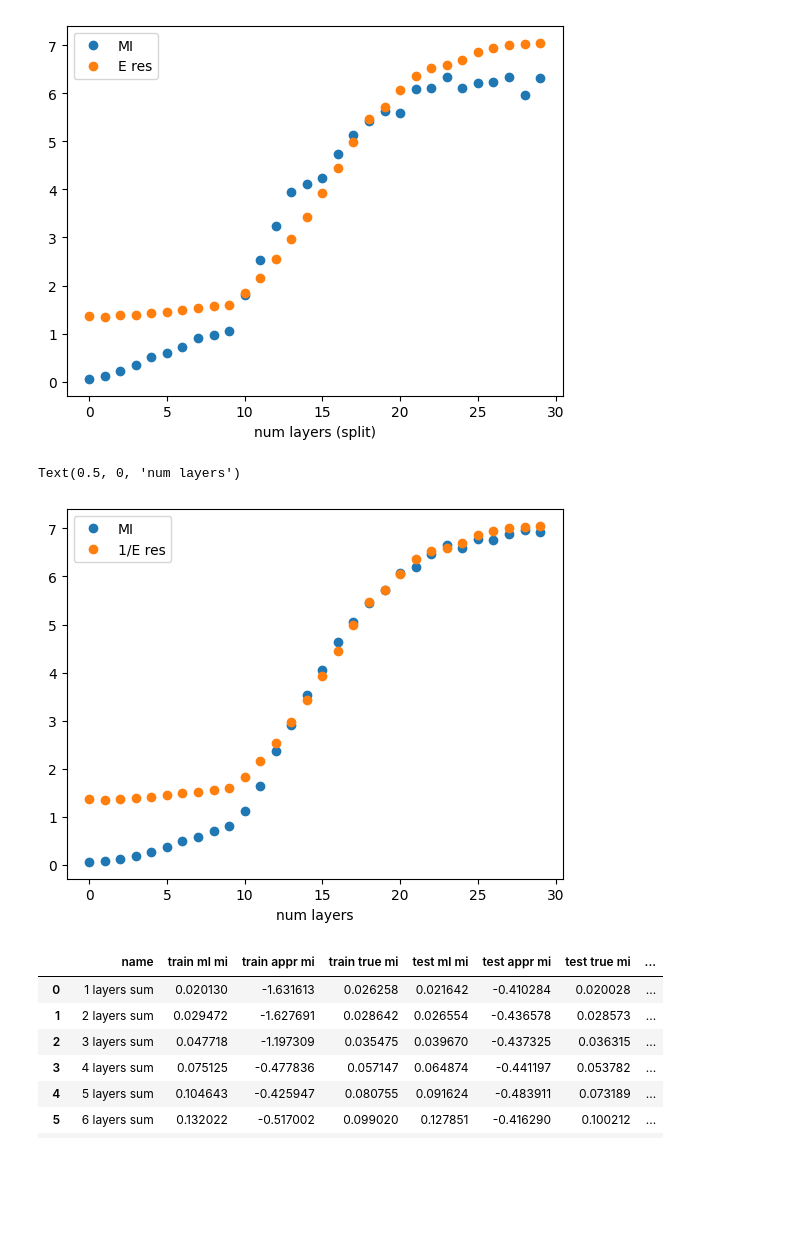
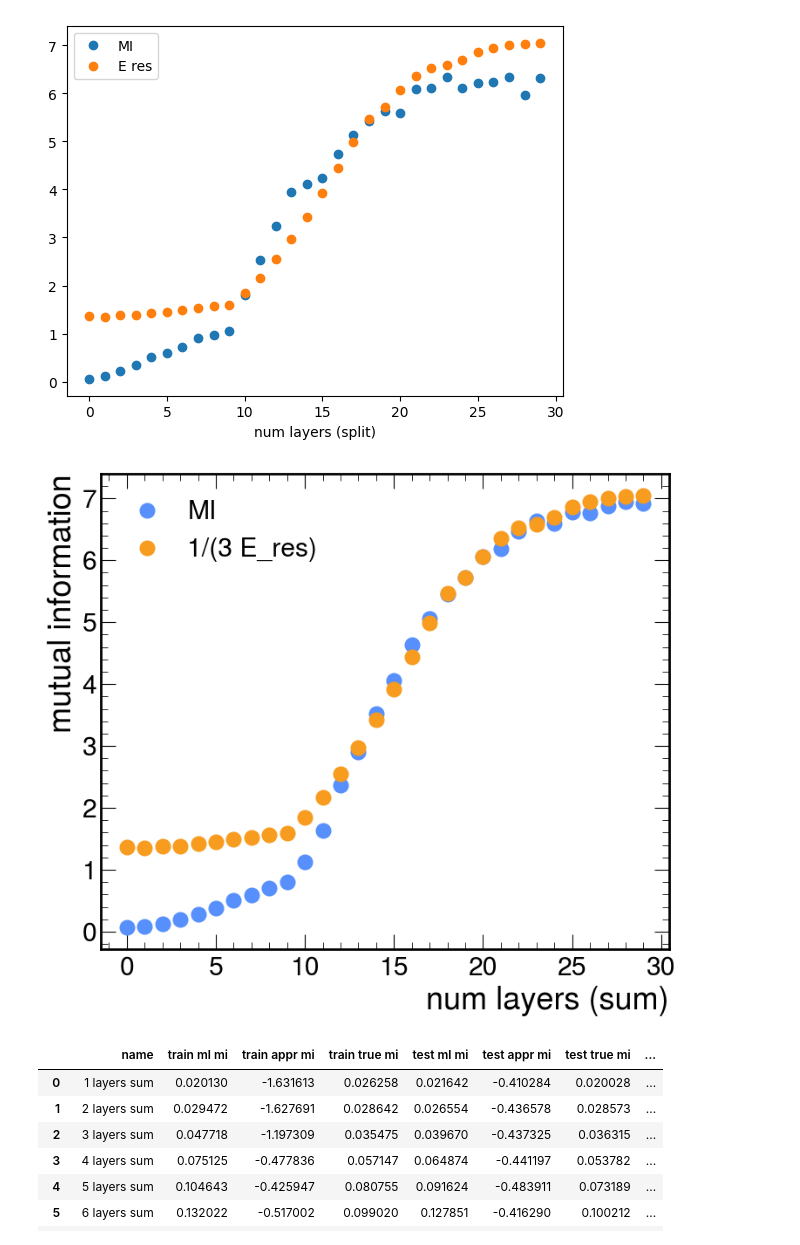
Before and after one commit to kingusiu/opDeDe, a Jupyter notebook: notebooks/multilayer_results.ipynb, the cells around one changed output. Saved outputs shown, nothing was run; the diff lists cells and outputs as text; code cells hidden in the pictures; blank space fills up the shorter version.

```diff
--- a/notebooks/multilayer_results.ipynb
+++ b/notebooks/multilayer_results.ipynb
@@ -60,14 +79,17 @@ plt.xlabel('num layers (split)')
 Text(0.5, 0, 'num layers (split)')
 [figure]
 # %%
-plt.figure()
-plt.plot(3.*df_sum['test ml mi'],'o', label='MI')
-plt.plot(1./df_sum['test E res'],'o',  label='1/E res')
+import mplhep as hep
+plt.style.use(hep.style.CMS)
+plt.figure(figsize=(8,7))
+plt.plot(3.*df_sum['test ml mi'],'o', label='MI',markersize=12)
+plt.plot(1./df_sum['test E res'],'o',  label='1/(3 E_res)',markersize=12)
 plt.legend()
 plt.xlabel('num layers (sum)')
+plt.ylabel('mutual information')
+plt.tight_layout()
 # %% [output]
-Text(0.5, 0, 'num layers')
-[figure, old version]
+[figure, new version]
 # %%
 df_sum
 # %% [output]
```
Also changed, not shown: parts of 4 cells of this notebook, 27 other files.
